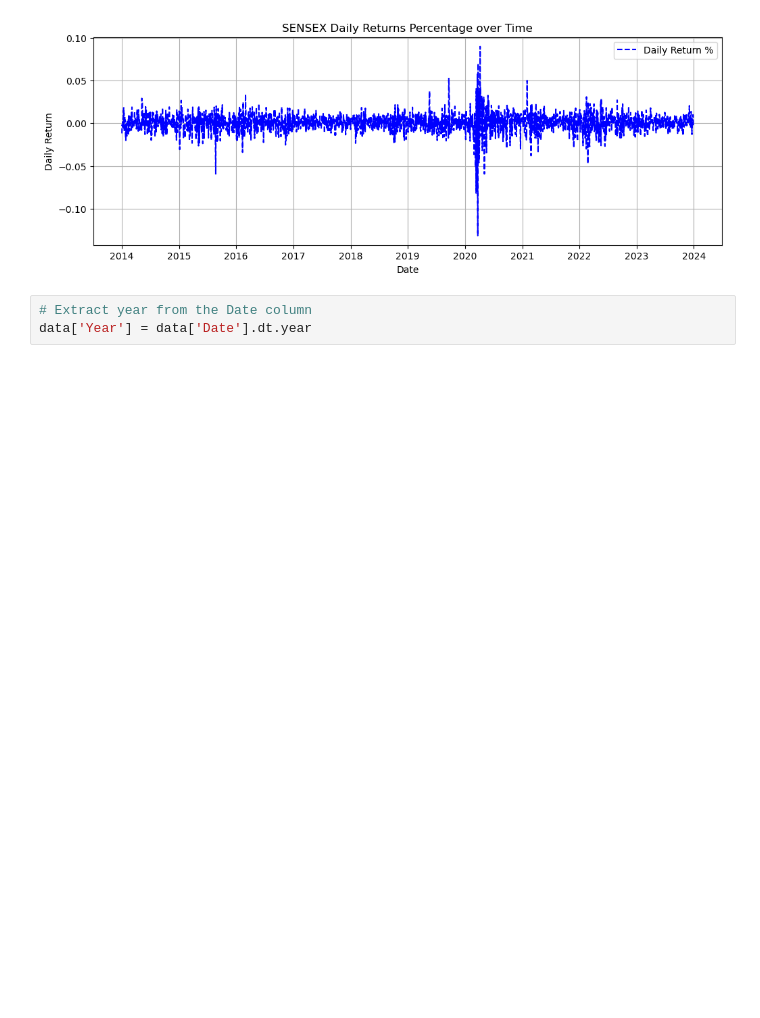
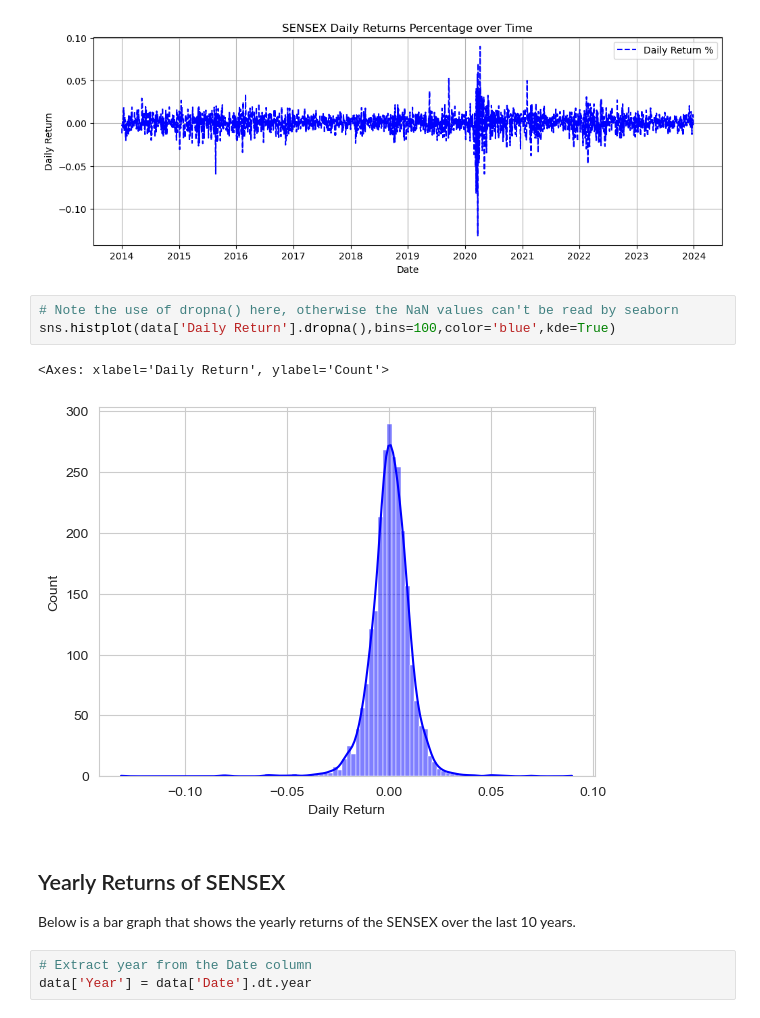
Before and after one commit to almaastaj/IndianStockMarket, a Jupyter notebook: SensexAnalysis.ipynb, the cells around one changed output. Cells and saved outputs as stored; diff of their text form; blank space fills up the shorter version.

```diff
--- a/SensexAnalysis.ipynb
+++ b/SensexAnalysis.ipynb
@@ -158,6 +206,15 @@ plt.gca().xaxis.set_major_formatter(mdates.DateFormatter('%Y'))
 plt.show()
 # %% [output]
 [figure]
+# %%
+# Note the use of dropna() here, otherwise the NaN values can't be read by seaborn
+sns.histplot(data['Daily Return'].dropna(),bins=100,color='blue',kde=True)
+# %% [output]
+<Axes: xlabel='Daily Return', ylabel='Count'>
+[figure, added]
+# %% [markdown]
+## Yearly Returns of SENSEX
+Below is a bar graph that shows the yearly returns of the SENSEX over the last 10 years.
 # %%
 # Extract year from the Date column
 data['Year'] = data['Date'].dt.year
```
Also changed, not shown: parts of 18 cells of this notebook.
